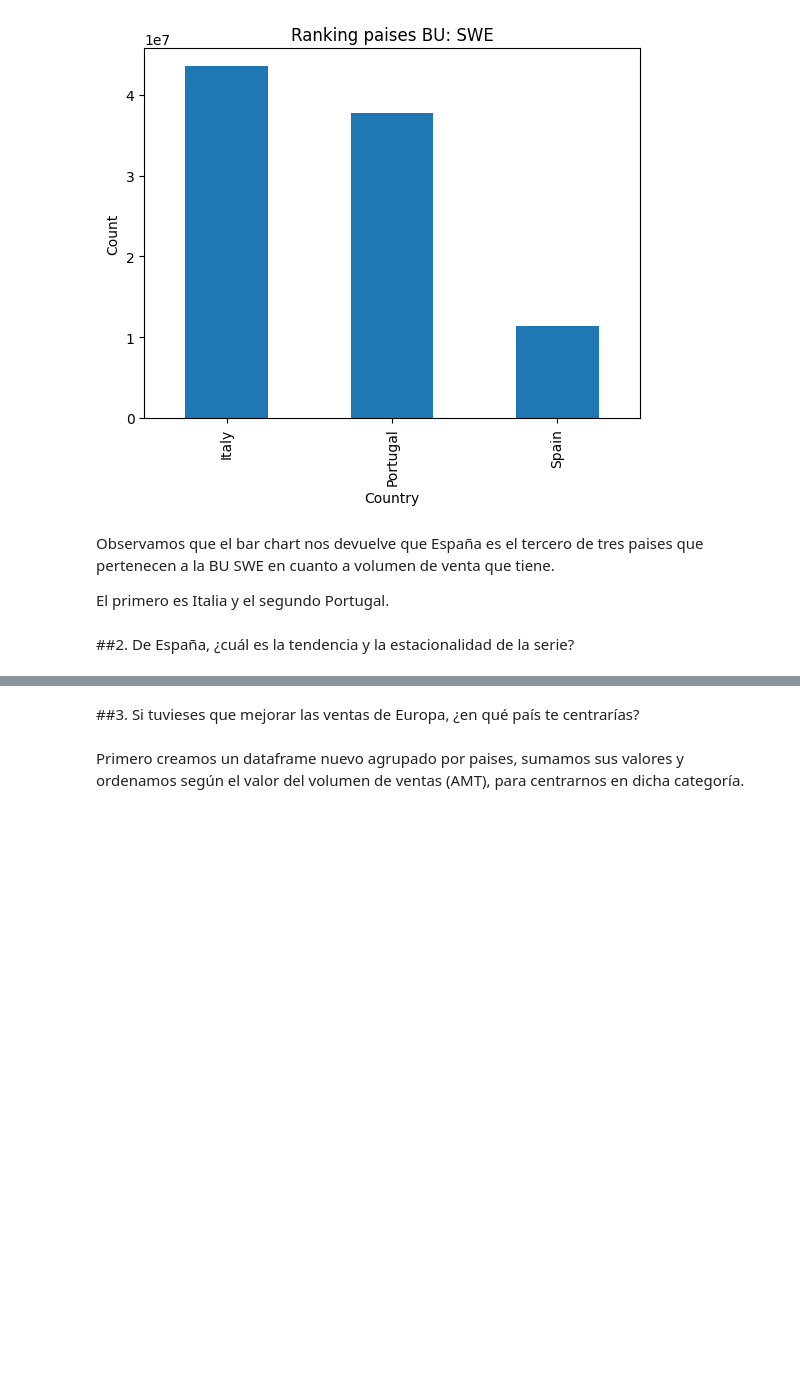
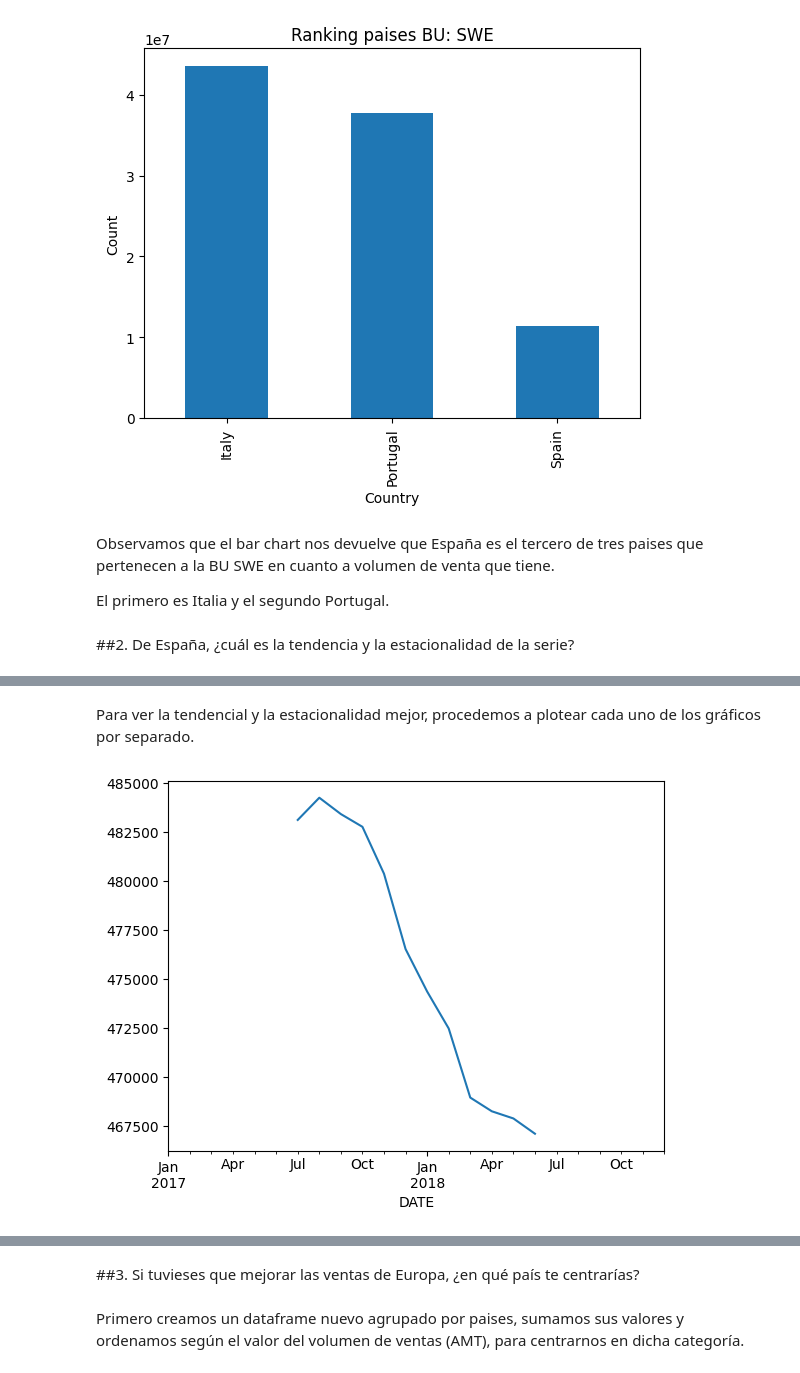
Before and after one commit to Ana-AlonsoCanizares/Visualizacion_datos, a Jupyter notebook: Pr1_VisualizacionDatos_AnaAlonso.ipynb, the cells around one changed output, grey strips where cells are left out. Saved outputs shown, nothing was run; the diff lists cells and outputs as text; code cells hidden in the pictures; blank space fills up the shorter version.

```diff
--- a/Pr1_VisualizacionDatos_AnaAlonso.ipynb
+++ b/Pr1_VisualizacionDatos_AnaAlonso.ipynb
@@ -336,0 +284,6 @@ ValueError: ignored
+# %% [markdown]
+Para ver la tendencial y la estacionalidad mejor, procedemos a plotear cada uno de los gráficos por separado.
+# %%
+tendencia = decomposition.trend.plot()
+# %% [output]
+[figure, added]
```
Also changed, not shown: parts of 17 cells of this notebook.
